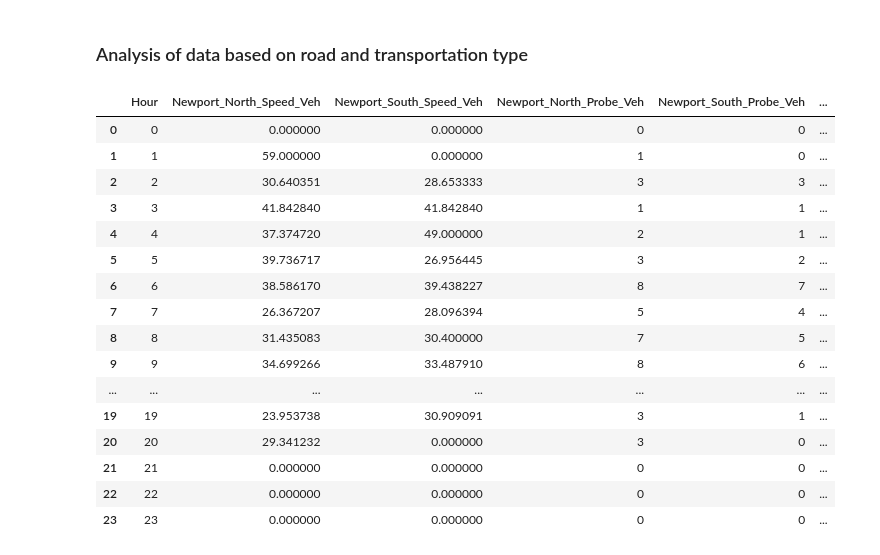
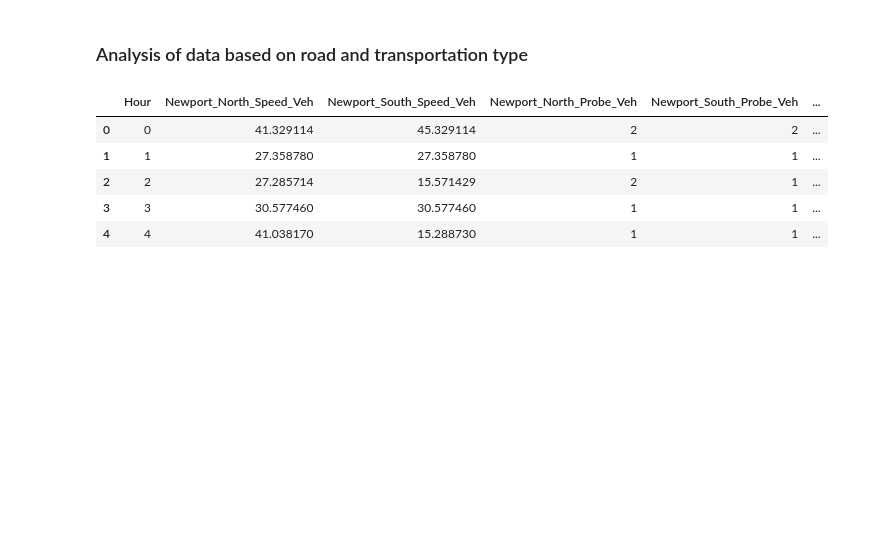
Before and after one commit to ZiningW/263-295-Project, a Jupyter notebook: Data_Analysis.ipynb, the cells around one changed output. Drawn from its saved outputs; the diff is of its cells as text; code cells hidden in the pictures; blank space fills up the shorter version.

```diff
--- a/Data_Analysis.ipynb
+++ b/Data_Analysis.ipynb
@@ -21,7 +21,3 @@ newport = gpd.read_file("shapefiles/Streets/Newport/Newport_Blvd-polygon.shp")[[
 # %%
 section_shapefile_list = [right_half_tri_SF,left_half_tri_SF,island_SF,newport_SF]
 street_shapefile_list = [balboa_blvd,w_balboa_blvd,newport]
-# %%
-for i in range(len(section_shapefile_list)):
-
-    print(section_shapefile_list[i]['Name'][0])
@@ -42,7 +33,7 @@ d_5_07052018 = 'Data/Probe_Data/2018_07_05_NewportBeach_basic_probe.csv'
 d_6_07062018 = 'Data/Probe_Data/2018_07_06_NewportBeach_basic_probe.csv'
 d_7_07072018 = 'Data/Probe_Data/2018_07_07_NewportBeach_basic_probe.csv'
 # %%
-data = pd.read_csv(d_2_07022018,
+data = pd.read_csv(d_4_07042018,
                    names = ["PROBE_ID","SAMPLE_DATE", "LAT", "LONG", "HEADING",\
                            "SPEED","PROBE_DATA_PROVIDER","X","Y", "LOCAL_TIME"])
 # This now sorts in date order
@@ -419,25 +419,14 @@ road_info_df = pd.DataFrame({'Hour':range(0,24),\
                 'Balboa_North_Probe_Ped':ped_balboa_N_probe,\
                 'Balboa_South_Probe_Ped':ped_balboa_S_probe})
 # %%
-road_info_df
+road_info_df.head()
 # %% [output]
 |  | Hour | Newport_North_Speed_Veh | Newport_South_Speed_Veh | Newport_North_Probe_Veh | Newport_South_Probe_Veh | ... |
-| 0 | 0 | 0.000000 | 0.000000 | 0 | 0 | ... |
-| 1 | 1 | 59.000000 | 0.000000 | 1 | 0 | ... |
-| 2 | 2 | 30.640351 | 28.653333 | 3 | 3 | ... |
-| 3 | 3 | 41.842840 | 41.842840 | 1 | 1 | ... |
-| 4 | 4 | 37.374720 | 49.000000 | 2 | 1 | ... |
-| 5 | 5 | 39.736717 | 26.956445 | 3 | 2 | ... |
-| 6 | 6 | 38.586170 | 39.438227 | 8 | 7 | ... |
-| 7 | 7 | 26.367207 | 28.096394 | 5 | 4 | ... |
-| 8 | 8 | 31.435083 | 30.400000 | 7 | 5 | ... |
-| 9 | 9 | 34.699266 | 33.487910 | 8 | 6 | ... |
-| ... | ... | ... | ... | ... | ... | ... |
-| 19 | 19 | 23.953738 | 30.909091 | 3 | 1 | ... |
-| 20 | 20 | 29.341232 | 0.000000 | 3 | 0 | ... |
-| 21 | 21 | 0.000000 | 0.000000 | 0 | 0 | ... |
-| 22 | 22 | 0.000000 | 0.000000 | 0 | 0 | ... |
-| 23 | 23 | 0.000000 | 0.000000 | 0 | 0 | ... |
+| 0 | 0 | 41.329114 | 45.329114 | 2 | 2 | ... |
+| 1 | 1 | 27.358780 | 27.358780 | 1 | 1 | ... |
+| 2 | 2 | 27.285714 | 15.571429 | 2 | 1 | ... |
+| 3 | 3 | 30.577460 | 30.577460 | 1 | 1 | ... |
+| 4 | 4 | 41.038170 | 15.288730 | 1 | 1 | ... |
 # %%
 
 
```
Also changed, not shown: parts of 15 cells of this notebook.
